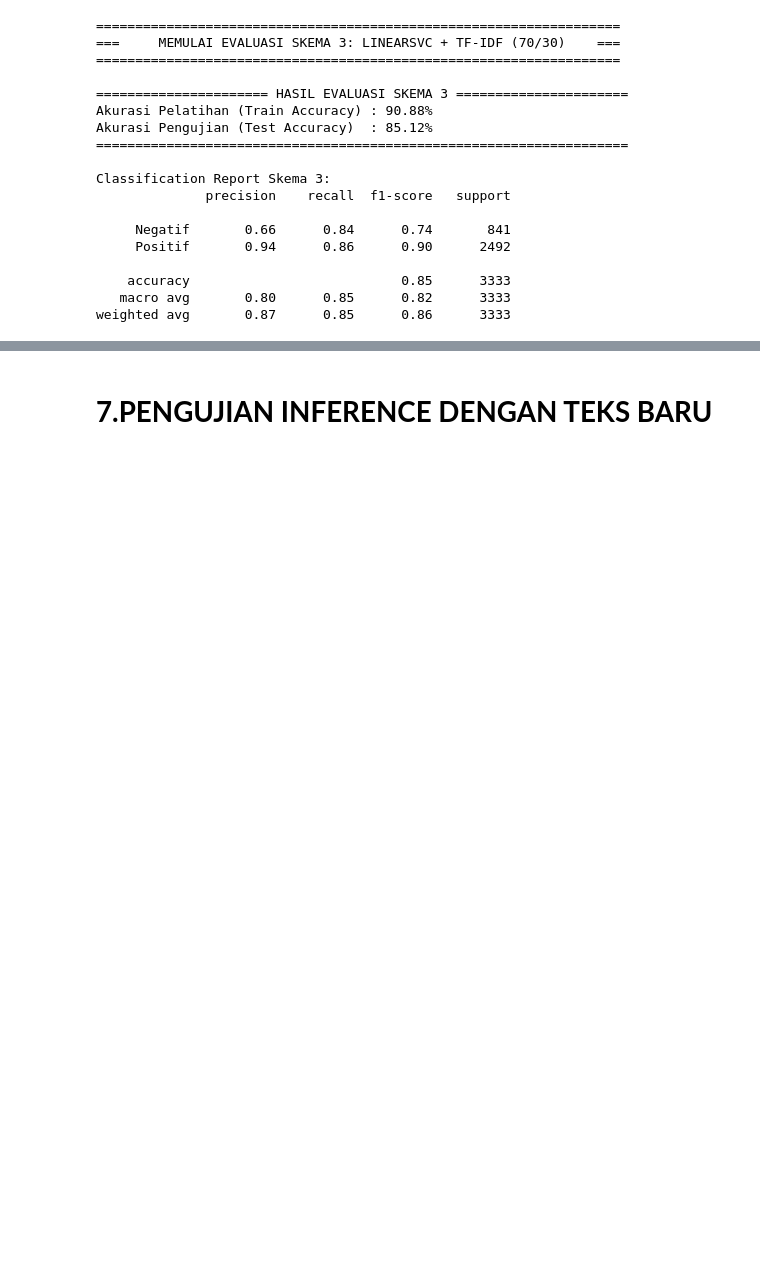
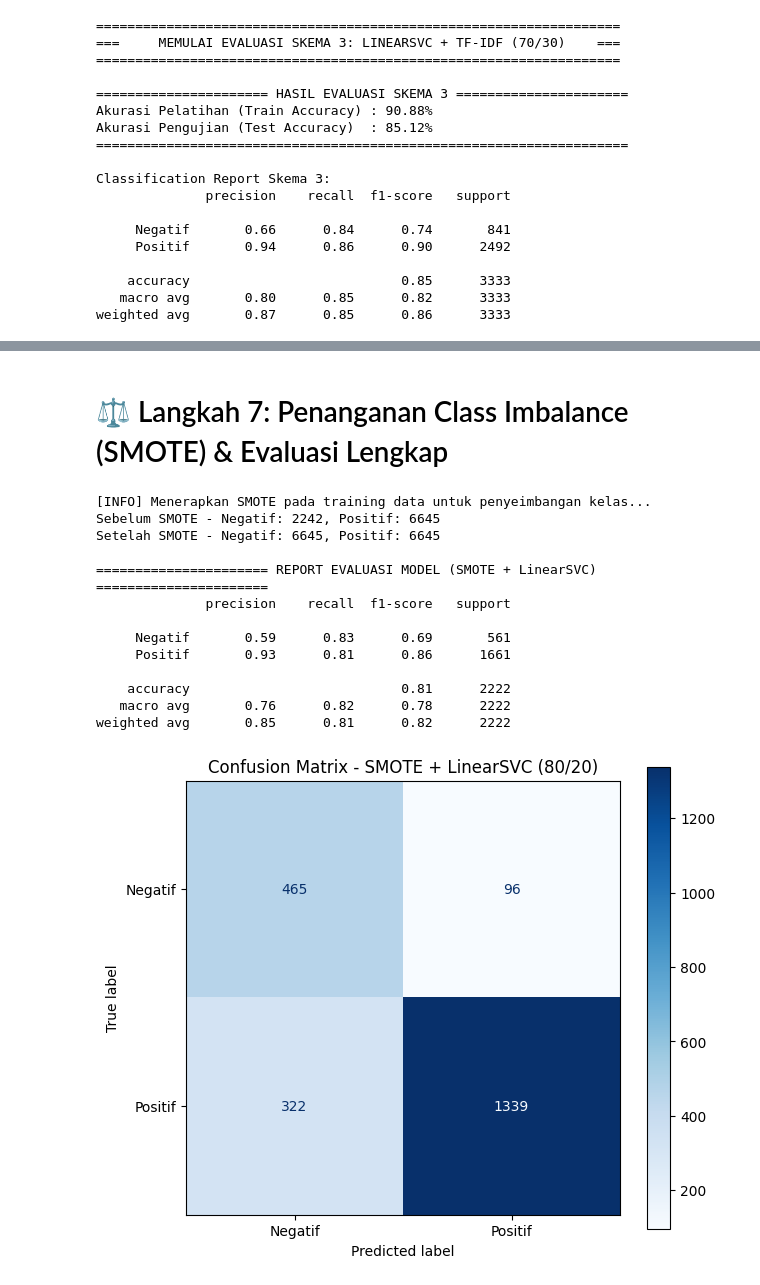
Before and after one commit to alfian8799/Analisis-Sentimen-Ulasan-Game-Hay-Day, a Jupyter notebook: Alfian_Zainul_Arif_Sentiment_Analysis.ipynb, the cells around one changed output, grey strips where cells are left out. Cells and saved outputs as stored; diff of their text form; code cells hidden in the pictures; blank space fills up the shorter version.

```diff
--- a/Alfian_Zainul_Arif_Sentiment_Analysis.ipynb
+++ b/Alfian_Zainul_Arif_Sentiment_Analysis.ipynb
@@ -823,4 +817,55 @@ display(hasil_model)
 | 1 | Skema 2: LinearSVC + TF-IDF (80/20) | 90.93% | 85.28% |
 | 2 | Skema 3: LinearSVC + TF-IDF (70/30) | 90.88% | 85.12% |
-# %% [markdown]
-# **7.PENGUJIAN INFERENCE DENGAN TEKS BARU**
+# %% [markdown]
+# ⚖️ Langkah 7: Penanganan Class Imbalance (SMOTE) & Evaluasi Lengkap
+# %%
+# Pastikan pustaka imbalanced-learn terinstal
+!pip install -q imbalanced-learn
+
+from imblearn.over_sampling import SMOTE
+from sklearn.metrics import classification_report, confusion_matrix, ConfusionMatrixDisplay
+import matplotlib.pyplot as plt
+
+# 1. Terapkan SMOTE hanya pada Data Latih
+print("[INFO] Menerapkan SMOTE pada training data untuk penyeimbangan kelas...")
+smote = SMOTE(random_state=42)
+X_train_resampled, y_train_resampled = smote.fit_resample(X_train_tfidf_sm, y_train)
+
+# Menampilkan distribusi kelas sebelum dan setelah SMOTE
+print(f"Sebelum SMOTE - Negatif: {sum(y_train == 0)}, Positif: {sum(y_train == 1)}")
+print(f"Setelah SMOTE - Negatif: {sum(y_train_resampled == 0)}, Positif: {sum(y_train_resampled == 1)}")
+
+# 2. Latih Model SVC Baru dengan Data yang telah Diresample
+model_svc_balanced = LinearSVC(C=0.5, random_state=42)
+model_svc_balanced.fit(X_train_resampled, y_train_resampled)
+
+# 3. Prediksi Data Uji
+y_pred_balanced = model_svc_balanced.predict(X_test_tfidf_sm)
+
+# 4. Tampilkan Classification Report Lengkap
+print("\n====================== REPORT EVALUASI MODEL (SMOTE + LinearSVC) ======================")
+print(classification_report(y_test, y_pred_balanced, target_names=encoder_bin.classes_))
+
+# 5. Visualisasikan Confusion Matrix
+fig, ax = plt.subplots(figsize=(7, 6))
+cm = confusion_matrix(y_test, y_pred_balanced)
+disp = ConfusionMatrixDisplay(confusion_matrix=cm, display_labels=encoder_bin.classes_)
+disp.plot(cmap='Blues', ax=ax)
+plt.title('Confusion Matrix - SMOTE + LinearSVC (80/20)')
+plt.grid(False)
+plt.show()
+# %% [output]
+[INFO] Menerapkan SMOTE pada training data untuk penyeimbangan kelas...
+Sebelum SMOTE - Negatif: 2242, Positif: 6645
+Setelah SMOTE - Negatif: 6645, Positif: 6645
+
+====================== REPORT EVALUASI MODEL (SMOTE + LinearSVC) ======================
+              precision    recall  f1-score   support
+
+     Negatif       0.59      0.83      0.69       561
+     Positif       0.93      0.81      0.86      1661
+
+    accuracy                           0.81      2222
+   macro avg       0.76      0.82      0.78      2222
+weighted avg       0.85      0.81      0.82      2222
+[figure, added]
```
Also changed, not shown: parts of 20 cells of this notebook.
